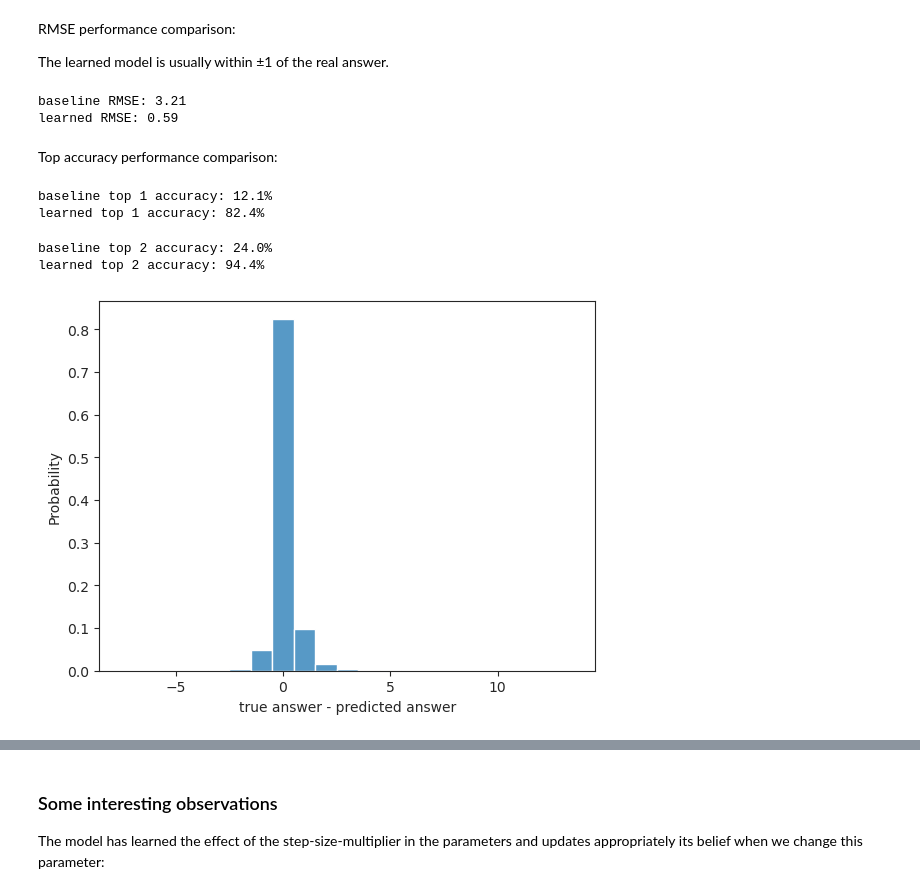
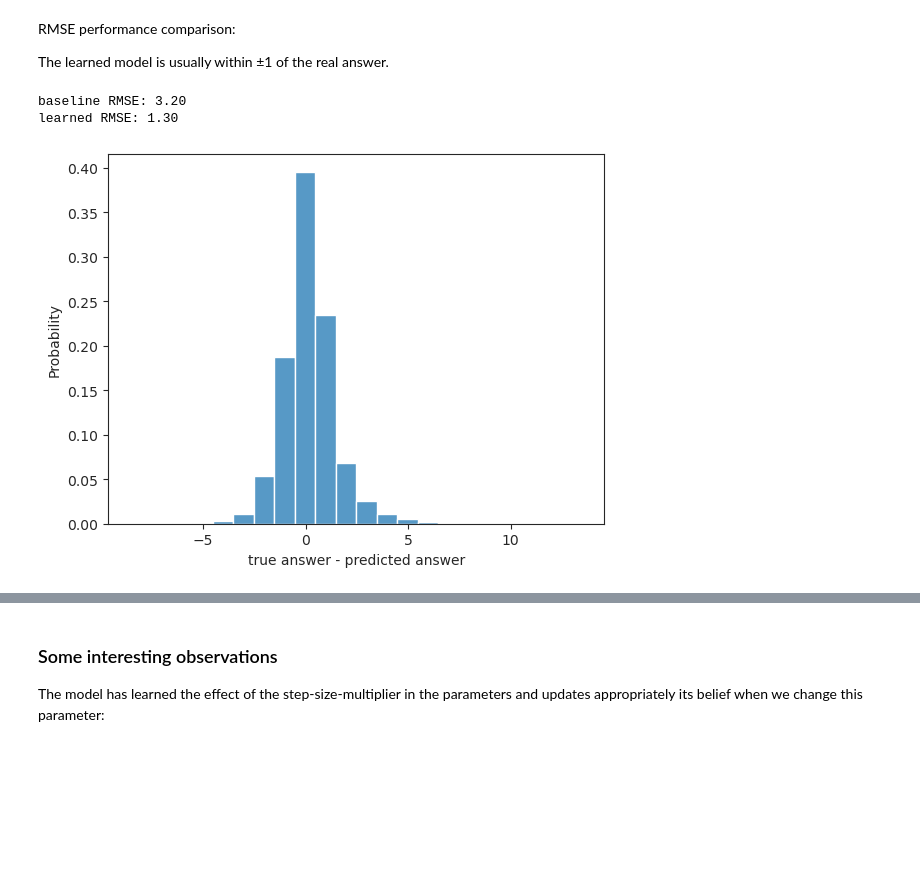
Before and after one commit to golkar/microcosm, a Jupyter notebook: xslorenz_KCroberta_results.ipynb, the cells around one changed output, grey strips where cells are left out. Saved outputs shown, nothing was run; the diff lists cells and outputs as text; code cells hidden in the pictures; blank space fills up the shorter version.

```diff
--- a/xslorenz_KCroberta_results.ipynb
+++ b/xslorenz_KCroberta_results.ipynb
@@ -399,34 +210,16 @@ RMSE performance comparison:
 
 The learned model is usually within ±1 of the real answer.
 # %%
-print("baseline RMSE: {:.2f}".format(anss.std()))
-print("learned RMSE: {:.2f}".format(np.sqrt(np.mean((anss - preds[:, 0]) ** 2))))
+print("baseline RMSE: {:.2f}".format(np.sqrt(np.mean((anss -anss.mean()) ** 2))))
+print("learned RMSE: {:.2f}".format(np.sqrt(np.mean((anss - preds) ** 2))))
 # %% [output]
-baseline RMSE: 3.21
-learned RMSE: 0.59
+baseline RMSE: 3.20
+learned RMSE: 1.30
-# %% [markdown]
-Top accuracy performance comparison:
-# %%
-# comparing baseline and learned top 1 accuracy
-print("baseline top 1 accuracy: {:.1%}".format((anss == ans_mean_train).mean()))
-print("learned top 1 accuracy: {:.1%}".format((anss == preds[:, 0]).mean()))
-# %% [output]
-baseline top 1 accuracy: 12.1%
-learned top 1 accuracy: 82.4%
-# %%
-# comparing baseline and learned top 2 accuracy
-baseline_top2 = [ans in top_digits[:2] for ans in anss]
-print("baseline top 2 accuracy: {:.1%}".format(np.mean(baseline_top2)))
-learned_top2 = [ans in pred[:2] for ans, pred in zip(anss, preds)]
-print("learned top 2 accuracy: {:.1%}".format(np.mean(learned_top2)))
-# %% [output]
-baseline top 2 accuracy: 24.0%
-learned top 2 accuracy: 94.4%
 # %%
 # sns histogram of the difference between true answer and the predicted answer
 # set sns histogram bar width to 1
-sns.histplot(anss - preds[:, 0], stat="probability", discrete=True)
+sns.histplot(anss - preds, stat="probability", discrete=True)
 plt.xlabel("true answer - predicted answer");
 # %% [output]
-[figure, old version]
+[figure, new version]
 # %%
```
Also changed, not shown: parts of 44 cells of this notebook, 3 other files.
